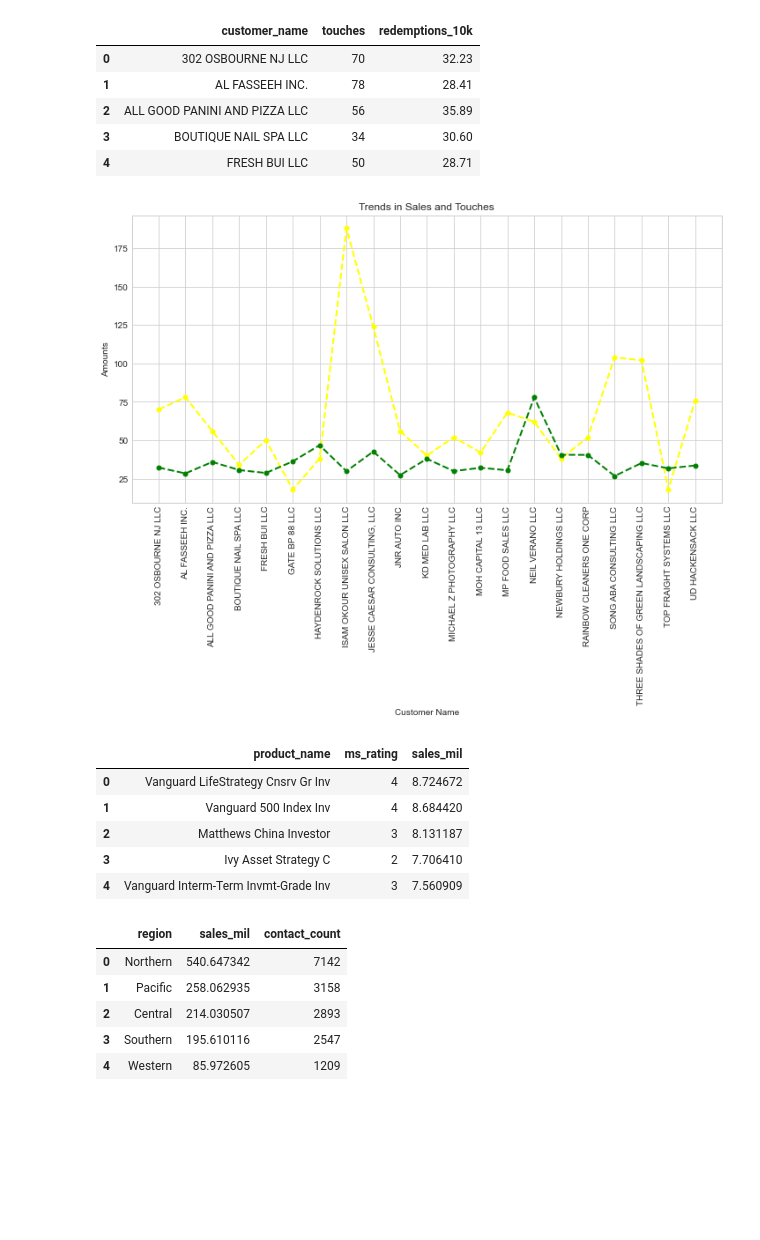
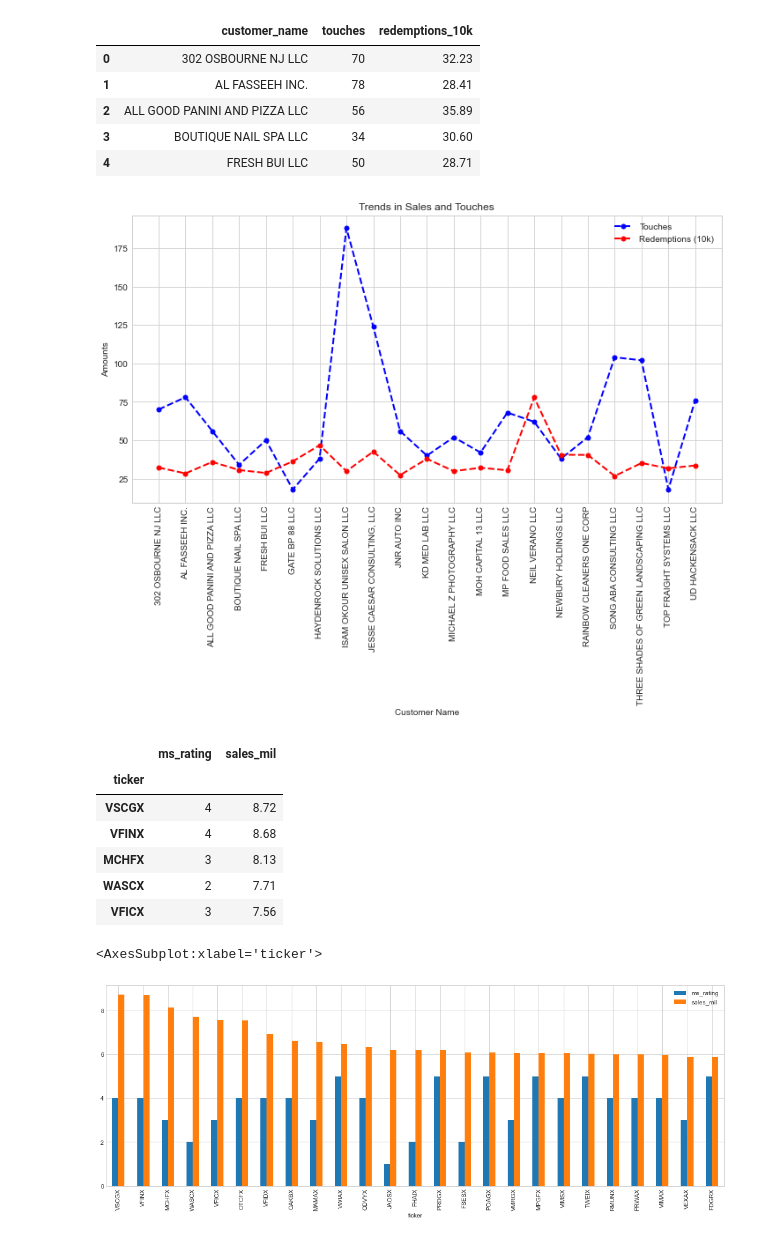
Before and after one commit to bthodla/udsnd_prj1, a Jupyter notebook: notebooks/udsnd_prj1.ipynb, the cells around one changed output. Saved outputs shown, nothing was run; the diff lists cells and outputs as text; code cells hidden in the pictures; blank space fills up the shorter version.

```diff
--- a/notebooks/udsnd_prj1.ipynb
+++ b/notebooks/udsnd_prj1.ipynb
@@ -111,54 +112,48 @@ redemptions_touches_by_cust_df.head()
 # %%
 plt.figure(figsize=(12,6))
 
-plt.plot(redemptions_touches_by_cust_df.customer_name, redemptions_touches_by_cust_df.touches, color='yellow', marker='o', linestyle='dashed', linewidth=2, markersize=5)
-plt.plot(redemptions_touches_by_cust_df.customer_name, redemptions_touches_by_cust_df.redemptions_10k, color='green', marker='o', linestyle='dashed', linewidth=2, markersize=5)
+plt.plot(redemptions_touches_by_cust_df.customer_name, redemptions_touches_by_cust_df.touches, color='blue', marker='o', linestyle='dashed', linewidth=2, markersize=5, label = 'Touches')
+plt.plot(redemptions_touches_by_cust_df.customer_name, redemptions_touches_by_cust_df.redemptions_10k, color='red', marker='o', linestyle='dashed', linewidth=2, markersize=5, label = 'Redemptions (10k)')
+plt.legend(loc="upper right")
 plt.xlabel('Customer Name')
 plt.ylabel('Amounts')
 plt.title('Trends in Sales and Touches')
+plt.legend()
 # plt.gca().get_xaxis().get_major_formatter().set_scientific(False)
 labels = redemptions_touches_by_cust_df.customer_name
 ax = plt.gca()
 ax.set_xticklabels(labels = labels, rotation = 90)
 plt.show()
 # %% [output]
-[figure, old version]
+[figure, new version]
 # %%
 # Do all highly sold funds belong to Morning Star Rating 4 and above?
 query = '''
-select product_name, max(ms_rating) as ms_rating, round(sum(sales), 2)/1000000 as sales_mil
+select ticker, max(ms_rating) as ms_rating, round(sum(sales), 2)/1000000 as sales_mil
 from product_df inner join txn_df on product_df.ticker = txn_df.product_id
 group by 1
 having sum(sales) > 1000000
 order by 3 desc
+limit 25
 '''
 
 sales_by_product_df = sqldf(query, globals())
-sales_by_product_df.head()
+sales_by_ticker_df = sales_by_product_df.set_index('ticker')
+sales_by_ticker_df.head()
 # %% [output]
-|  | product_name | ms_rating | sales_mil |
-| 0 | Vanguard LifeStrategy Cnsrv Gr Inv | 4 | 8.724672 |
-| 1 | Vanguard 500 Index Inv | 4 | 8.684420 |
-| 2 | Matthews China Investor | 3 | 8.131187 |
-| 3 | Ivy Asset Strategy C | 2 | 7.706410 |
-| 4 | Vanguard Interm-Term Invmt-Grade Inv | 3 | 7.560909 |
+|  | ms_rating | sales_mil |
+| ticker |  |  |
+| VSCGX | 4 | 8.72 |
+| VFINX | 4 | 8.68 |
+| MCHFX | 3 | 8.13 |
+| WASCX | 2 | 7.71 |
+| VFICX | 3 | 7.56 |
-# %%
-# Is there a correlation between geographic regions and higher sales?
-query = '''
-select region, round(sum(sales), 2)/1000000 as sales_mil, count(distinct contact_df.contact_id) as contact_count
-from state_df inner join contact_df on state_df.state_code = contact_df.state_code
-    inner join txn_df on contact_df.contact_id = txn_df.contact_id
-group by 1
-having sum(txn_df.sales) > 1000000
-order by 2 desc
-'''
-
-sales_by_region_df = sqldf(query, globals())
-sales_by_region_df.head()
-# %% [output]
-|  | region | sales_mil | contact_count |
-| 0 | Northern | 540.647342 | 7142 |
-| 1 | Pacific | 258.062935 | 3158 |
-| 2 | Central | 214.030507 | 2893 |
-| 3 | Southern | 195.610116 | 2547 |
-| 4 | Western | 85.972605 | 1209 |
+# %%
+# Clustered Bar Chart - add a "hue" parameter to point to the second value
+
+# sales_by_ticker_df.plot(kind = 'bar', bar_width = 0.35, width = 0.5)
+
+sales_by_ticker_df.plot(kind = 'bar', width = 0.5, rot = 90, figsize = (18,6))
+# %% [output]
+<AxesSubplot:xlabel='ticker'>
+[figure, added]
```
Also changed, not shown: parts of 4 cells of this notebook, 10 other files.
